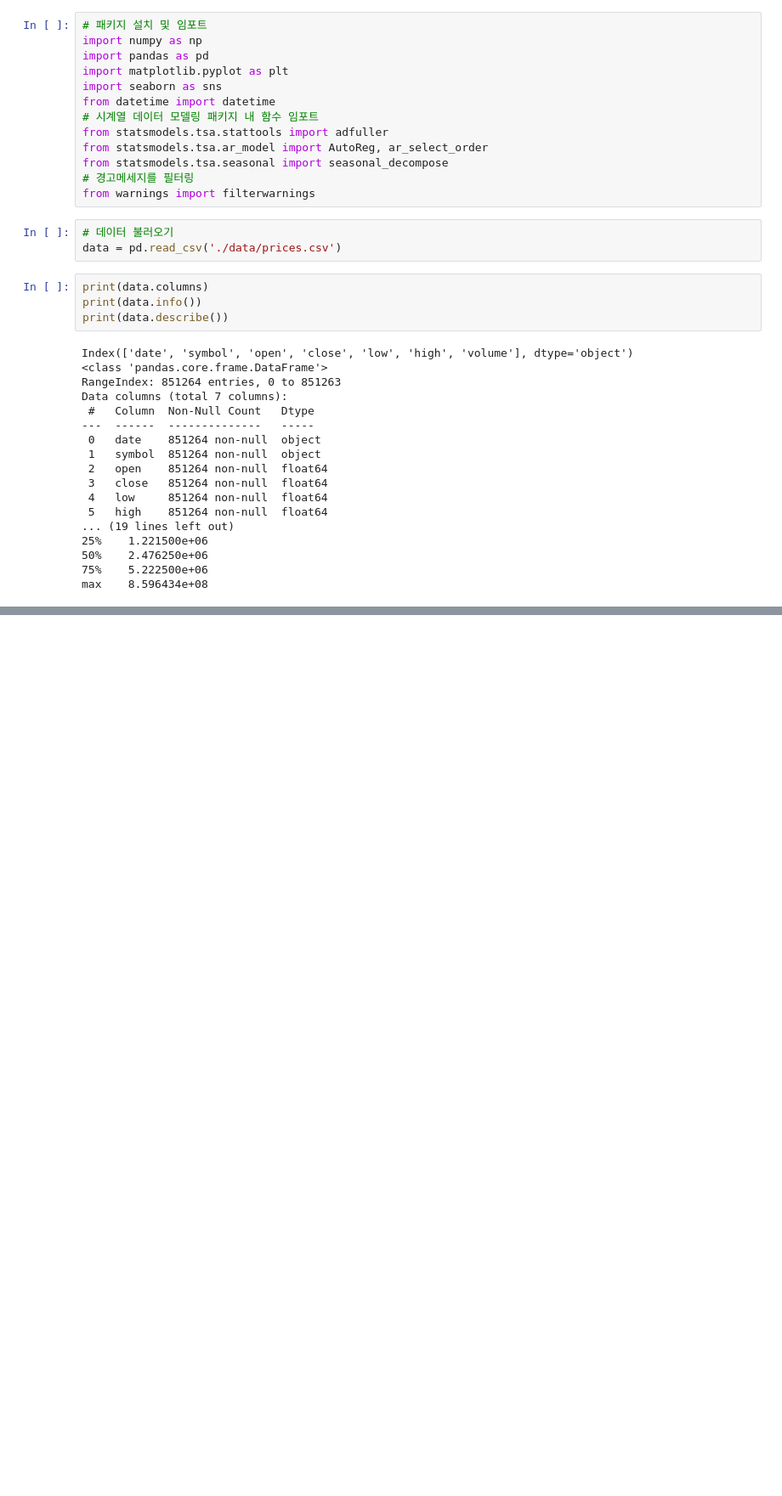
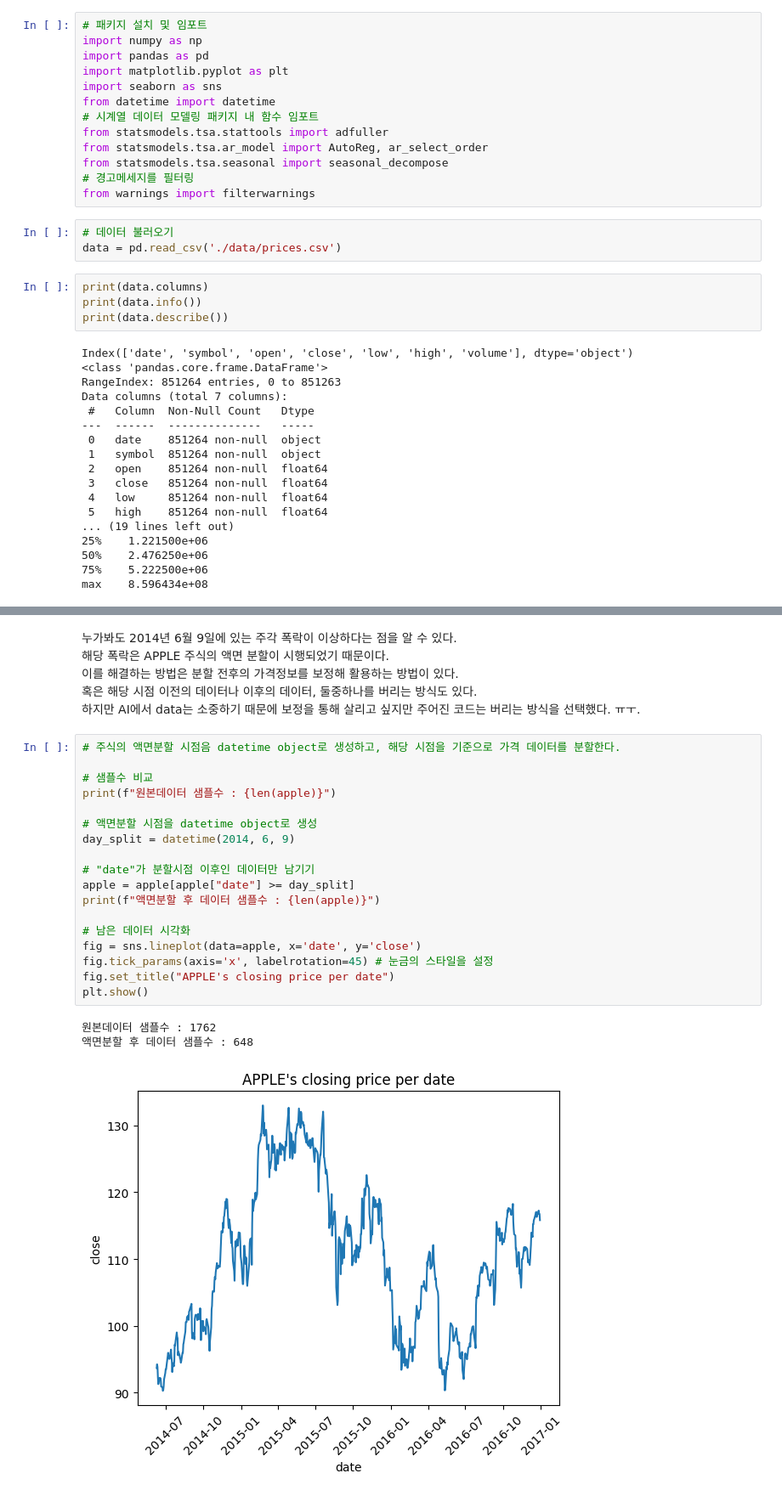
Before and after one commit to KJH121212/TIL, a Jupyter notebook: python_note/Time_Series.ipynb, the cells around one changed output, grey strips where cells are left out. Shown at 85% size. Saved outputs shown, nothing was run; the diff lists cells and outputs as text; blank space fills up the shorter version.

```diff
--- a/python_note/Time_Series.ipynb
+++ b/python_note/Time_Series.ipynb
@@ -71,0 +159,28 @@ ValueError: unconverted data remains when parsing with format "%Y-%m-%d": " 00:0
+# %% [markdown]
+누가봐도 2014년 6월 9일에 있는 주각 폭락이 이상하다는 점을 알 수 있다.
+해당 폭락은 APPLE 주식의 액면 분할이 시행되었기 때문이다.
+이를 해결하는 방법은 분할 전후의 가격정보를 보정해 활용하는 방법이 있다.
+혹은 해당 시점 이전의 데이터나 이후의 데이터, 둘중하나를 버리는 방식도 있다.
+하지만 AI에서 data는 소중하기 때문에 보정을 통해 살리고 싶지만 주어진 코드는 버리는 방식을 선택했다. ㅠㅜ.
+# %%
+# 주식의 액면분할 시점음 datetime object로 생성하고, 해당 시점을 기준으로 가격 데이터를 분할한다.
+
+# 샘플수 비교
+print(f"원본데이터 샘플수 : {len(apple)}")
+
+# 액면분할 시점을 datetime object로 생성
+day_split = datetime(2014, 6, 9)
+
+# "date"가 분할시점 이후인 데이터만 남기기
+apple = apple[apple["date"] >= day_split]
+print(f"액면분할 후 데이터 샘플수 : {len(apple)}")
+
+# 남은 데이터 시각화
+fig = sns.lineplot(data=apple, x='date', y='close')
+fig.tick_params(axis='x', labelrotation=45) # 눈금의 스타일을 설정
+fig.set_title("APPLE's closing price per date")
+plt.show()
+# %% [output]
+원본데이터 샘플수 : 1762
+액면분할 후 데이터 샘플수 : 648
+[figure, added]
```
Also changed, not shown: parts of 21 cells of this notebook, 2 other files.
